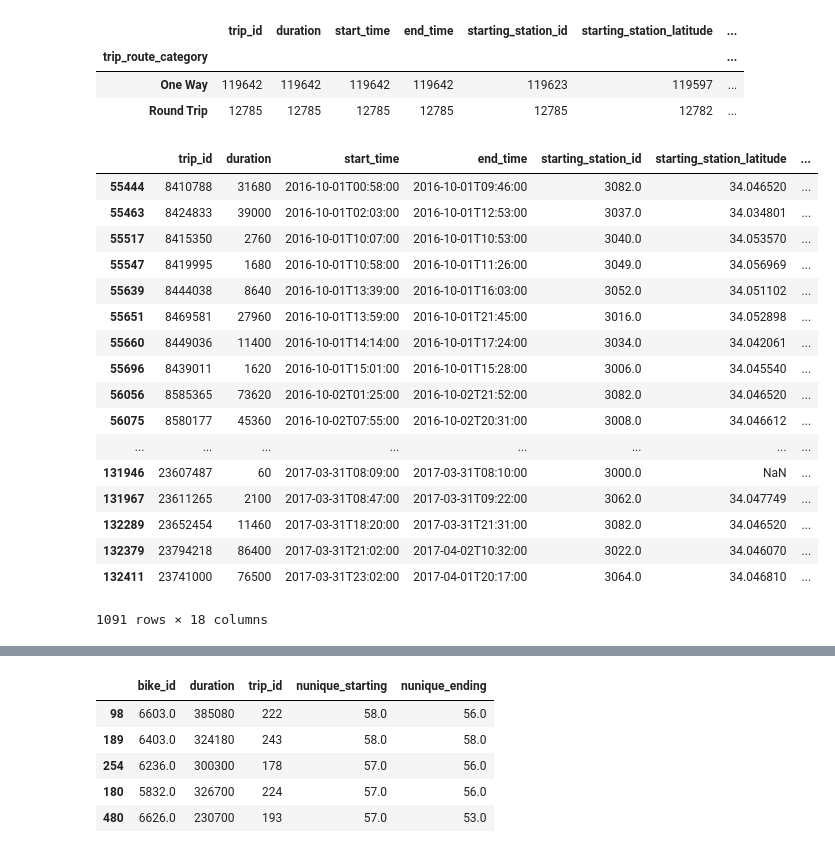
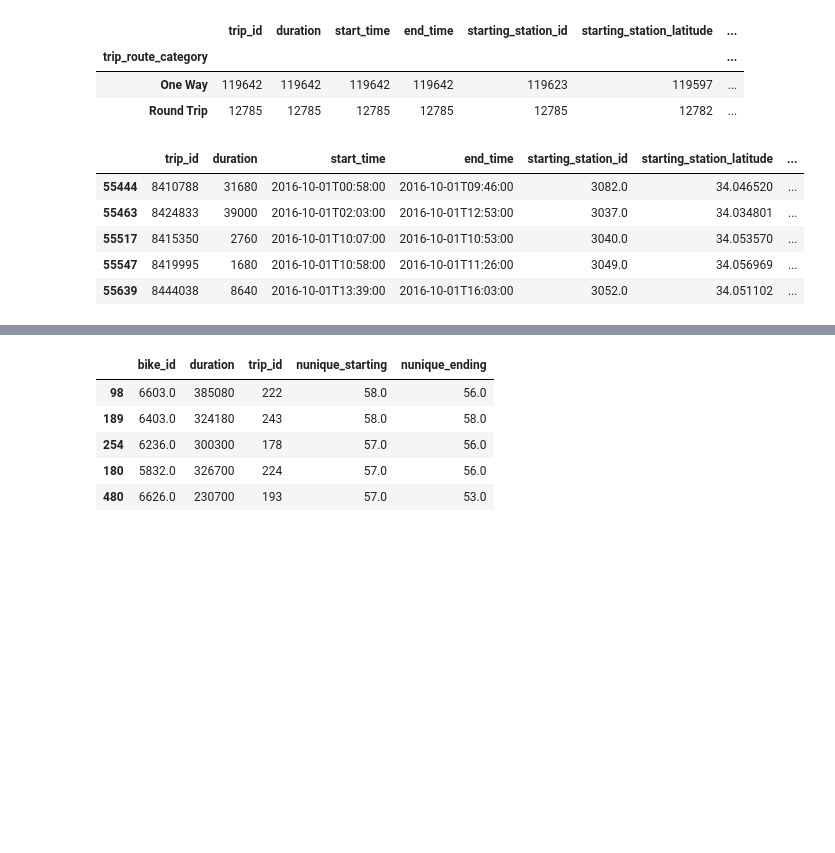
Before and after one commit to rpm4real/la-bike-data-analysis, a Jupyter notebook: Bike-weardown.ipynb, the cells around one changed output, grey strips where cells are left out. Cells and saved outputs as stored; diff of their text form; code cells hidden in the pictures; blank space fills up the shorter version.

Commit message:
Cleaning up dataframe displays

```diff
--- a/Bike-weardown.ipynb
+++ b/Bike-weardown.ipynb
@@ -29,26 +29,14 @@ full_bike_data['bike_trip_num'] = full_bike_data.sort_values(by=['bike_id','trip
 full_bike_data['station_dist_euc'] = euc_dist(full_bike_data,'starting_station_latitude','ending_station_latitude','starting_station_longitude','ending_station_longitude')
 # %%
 # appears to be something up with the station 3000 ?? Long/lat do not exist
-full_bike_data[full_bike_data['station_dist_euc'].isnull()]
+full_bike_data[full_bike_data['station_dist_euc'].isnull()].head()
 # %% [output]
 |  | trip_id | duration | start_time | end_time | starting_station_id | starting_station_latitude | ... |
 | 55444 | 8410788 | 31680 | 2016-10-01T00:58:00 | 2016-10-01T09:46:00 | 3082.0 | 34.046520 | ... |
 | 55463 | 8424833 | 39000 | 2016-10-01T02:03:00 | 2016-10-01T12:53:00 | 3037.0 | 34.034801 | ... |
 | 55517 | 8415350 | 2760 | 2016-10-01T10:07:00 | 2016-10-01T10:53:00 | 3040.0 | 34.053570 | ... |
 | 55547 | 8419995 | 1680 | 2016-10-01T10:58:00 | 2016-10-01T11:26:00 | 3049.0 | 34.056969 | ... |
 | 55639 | 8444038 | 8640 | 2016-10-01T13:39:00 | 2016-10-01T16:03:00 | 3052.0 | 34.051102 | ... |
-| 55651 | 8469581 | 27960 | 2016-10-01T13:59:00 | 2016-10-01T21:45:00 | 3016.0 | 34.052898 | ... |
-| 55660 | 8449036 | 11400 | 2016-10-01T14:14:00 | 2016-10-01T17:24:00 | 3034.0 | 34.042061 | ... |
-| 55696 | 8439011 | 1620 | 2016-10-01T15:01:00 | 2016-10-01T15:28:00 | 3006.0 | 34.045540 | ... |
-| 56056 | 8585365 | 73620 | 2016-10-02T01:25:00 | 2016-10-02T21:52:00 | 3082.0 | 34.046520 | ... |
-| 56075 | 8580177 | 45360 | 2016-10-02T07:55:00 | 2016-10-02T20:31:00 | 3008.0 | 34.046612 | ... |
-| ... | ... | ... | ... | ... | ... | ... | ... |
-| 131946 | 23607487 | 60 | 2017-03-31T08:09:00 | 2017-03-31T08:10:00 | 3000.0 | NaN | ... |
-| 131967 | 23611265 | 2100 | 2017-03-31T08:47:00 | 2017-03-31T09:22:00 | 3062.0 | 34.047749 | ... |
-| 132289 | 23652454 | 11460 | 2017-03-31T18:20:00 | 2017-03-31T21:31:00 | 3082.0 | 34.046520 | ... |
-| 132379 | 23794218 | 86400 | 2017-03-31T21:02:00 | 2017-04-02T10:32:00 | 3022.0 | 34.046070 | ... |
-| 132411 | 23741000 | 76500 | 2017-03-31T23:02:00 | 2017-04-01T20:17:00 | 3064.0 | 34.046810 | ... |
-1091 rows × 18 columns
 # %%
 # aggregate unique "trips" - one row per starting station id and ending station id.
 # we can use this to determine the longest trips
```
Also changed, not shown: parts of 4 cells of this notebook.
